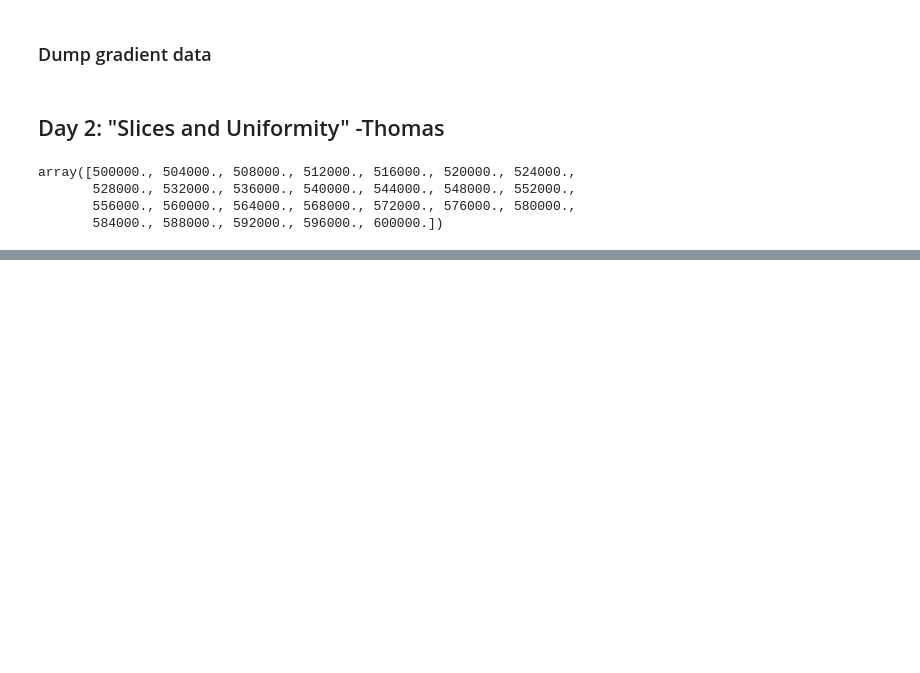
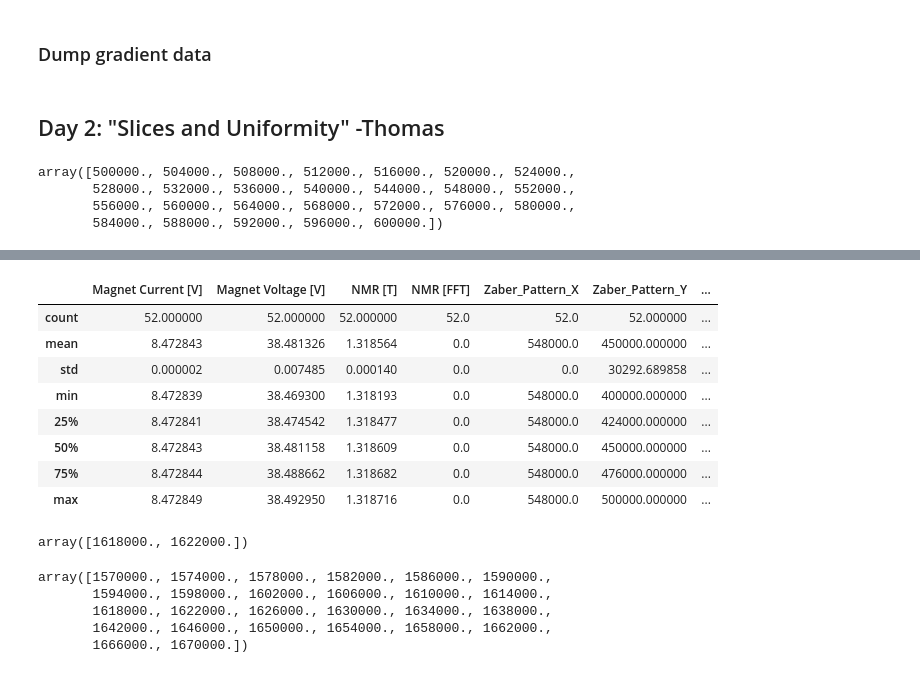
Before and after one commit to ckampa13/hallprobecalib, a Jupyter notebook: scripts/06-12-19_FNAL_Magnet_Map_Finer_2.ipynb, the cells around one changed output, grey strips where cells are left out. Saved outputs shown, nothing was run; the diff lists cells and outputs as text; code cells hidden in the pictures; blank space fills up the shorter version.

```diff
--- a/scripts/06-12-19_FNAL_Magnet_Map_Finer_2.ipynb
+++ b/scripts/06-12-19_FNAL_Magnet_Map_Finer_2.ipynb
@@ -580,0 +632,27 @@ for slicex in slicesx:
+# %%
+#z = slicex[" Zaber_Pattern_Z"] == 1.62e6
+z = np.isclose(slicex[" Zaber_Pattern_Z"], 1.62e6, rtol=0.003, atol=100.)
+# %%
+slicex[z].describe()
+# %% [output]
+|  | Magnet Current [V] | Magnet Voltage [V] | NMR [T] | NMR [FFT] | Zaber_Pattern_X | Zaber_Pattern_Y | ... |
+| count | 52.000000 | 52.000000 | 52.000000 | 52.0 | 52.0 | 52.000000 | ... |
+| mean | 8.472843 | 38.481326 | 1.318564 | 0.0 | 548000.0 | 450000.000000 | ... |
+| std | 0.000002 | 0.007485 | 0.000140 | 0.0 | 0.0 | 30292.689858 | ... |
+| min | 8.472839 | 38.469300 | 1.318193 | 0.0 | 548000.0 | 400000.000000 | ... |
+| 25% | 8.472841 | 38.474542 | 1.318477 | 0.0 | 548000.0 | 424000.000000 | ... |
+| 50% | 8.472843 | 38.481158 | 1.318609 | 0.0 | 548000.0 | 450000.000000 | ... |
+| 75% | 8.472844 | 38.488662 | 1.318682 | 0.0 | 548000.0 | 476000.000000 | ... |
+| max | 8.472849 | 38.492950 | 1.318716 | 0.0 | 548000.0 | 500000.000000 | ... |
+# %%
+slicex[z][" Zaber_Pattern_Z"].unique()
+# %% [output]
+array([1618000., 1622000.])
+# %%
+slicex[" Zaber_Pattern_Z"].unique()
+# %% [output]
+array([1570000., 1574000., 1578000., 1582000., 1586000., 1590000.,
+       1594000., 1598000., 1602000., 1606000., 1610000., 1614000.,
+       1618000., 1622000., 1626000., 1630000., 1634000., 1638000.,
+       1642000., 1646000., 1650000., 1654000., 1658000., 1662000.,
+       1666000., 1670000.])
```
Also changed, not shown: parts of 9 cells of this notebook, 11 other files.
